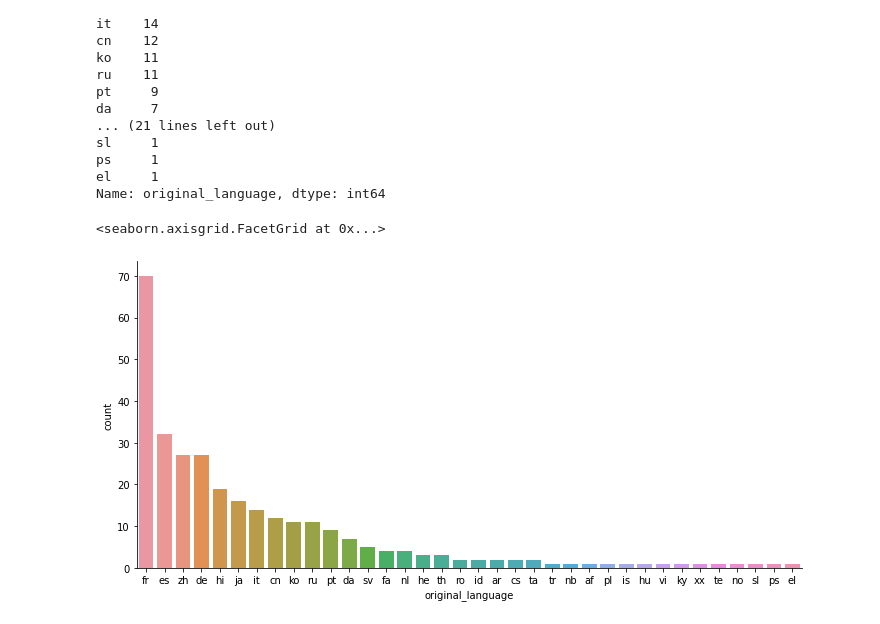
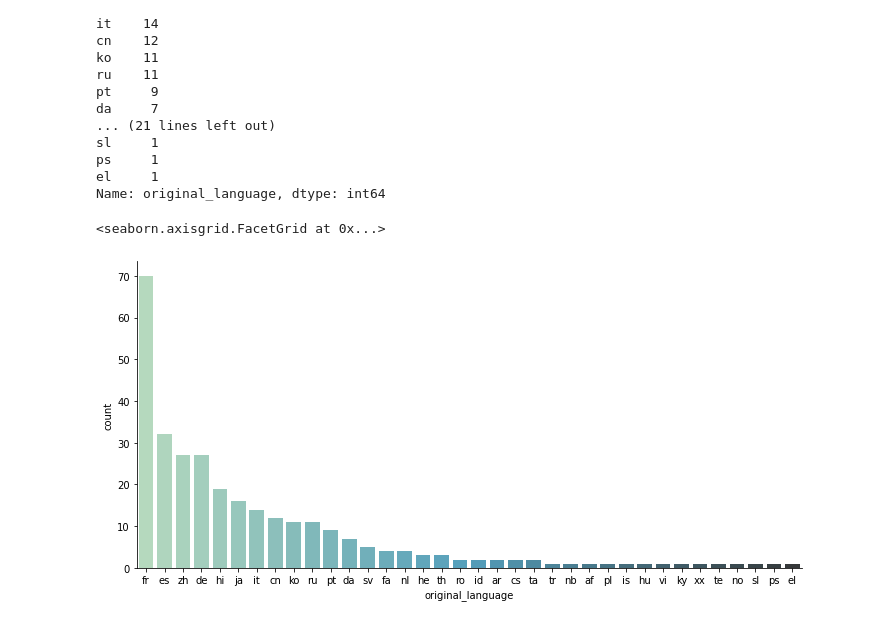
Before and after one commit to FarNunes/aluraDataScience, a Jupyter notebook: Introdução_a_Data_Science_0.ipynb, the cells around one changed output. Cells and saved outputs as stored; diff of their text form; code cells hidden in the pictures.

```diff
--- a/Introdução_a_Data_Science_0.ipynb
+++ b/Introdução_a_Data_Science_0.ipynb
@@ -370,9 +370,10 @@ Name: original_language, dtype: int64
 # %%
 filmes_sem_lingua_original_em_ingles = tmdb.query("original_language != 'en'")
 
 sns.catplot(x = "original_language", kind="count", data = filmes_sem_lingua_original_em_ingles,
                 aspect = 2,
+                palette = "GnBu_d",
                 order = total_outros_filmes.index)
 # %% [output]
 <seaborn.axisgrid.FacetGrid at 0x...>
-[figure, old version]
+[figure, new version]
```
